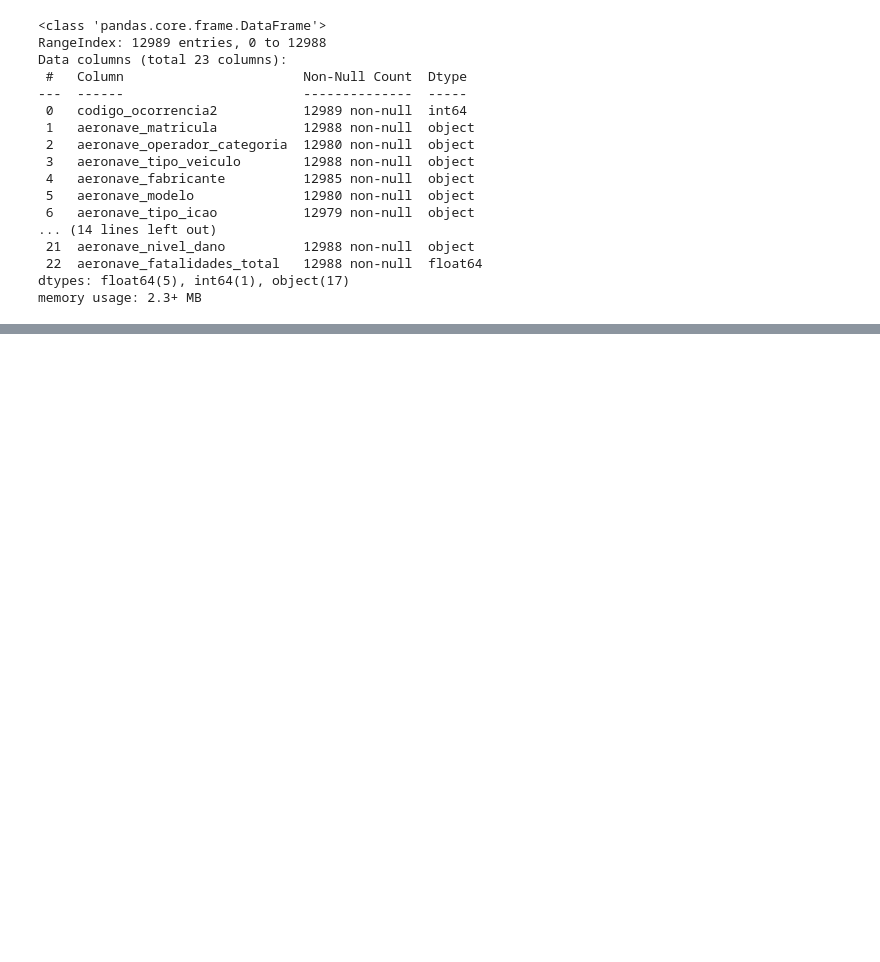
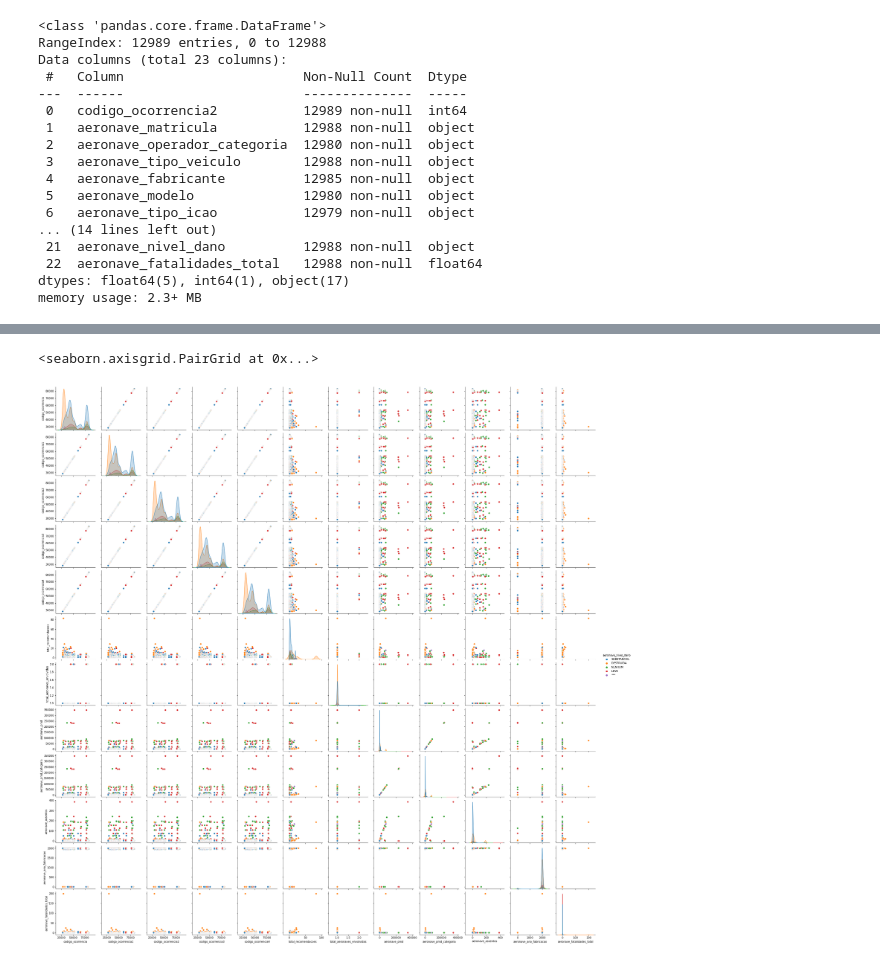
Before and after one commit to f95f/aulas-topicos-ii, a Jupyter notebook: projeto/beta.ipynb, the cells around one changed output, grey strips where cells are left out. Saved outputs shown, nothing was run; the diff lists cells and outputs as text; code cells hidden in the pictures; blank space fills up the shorter version.

```diff
--- a/projeto/beta.ipynb
+++ b/projeto/beta.ipynb
@@ -299,0 +336,5 @@ airplanes.describe()
+# %%
+sns.pairplot(airplanes, hue="aeronave_nivel_dano")
+# %% [output]
+<seaborn.axisgrid.PairGrid at 0x...>
+[figure, added]
```
Also changed, not shown: parts of 10 cells of this notebook, 7 other files.
